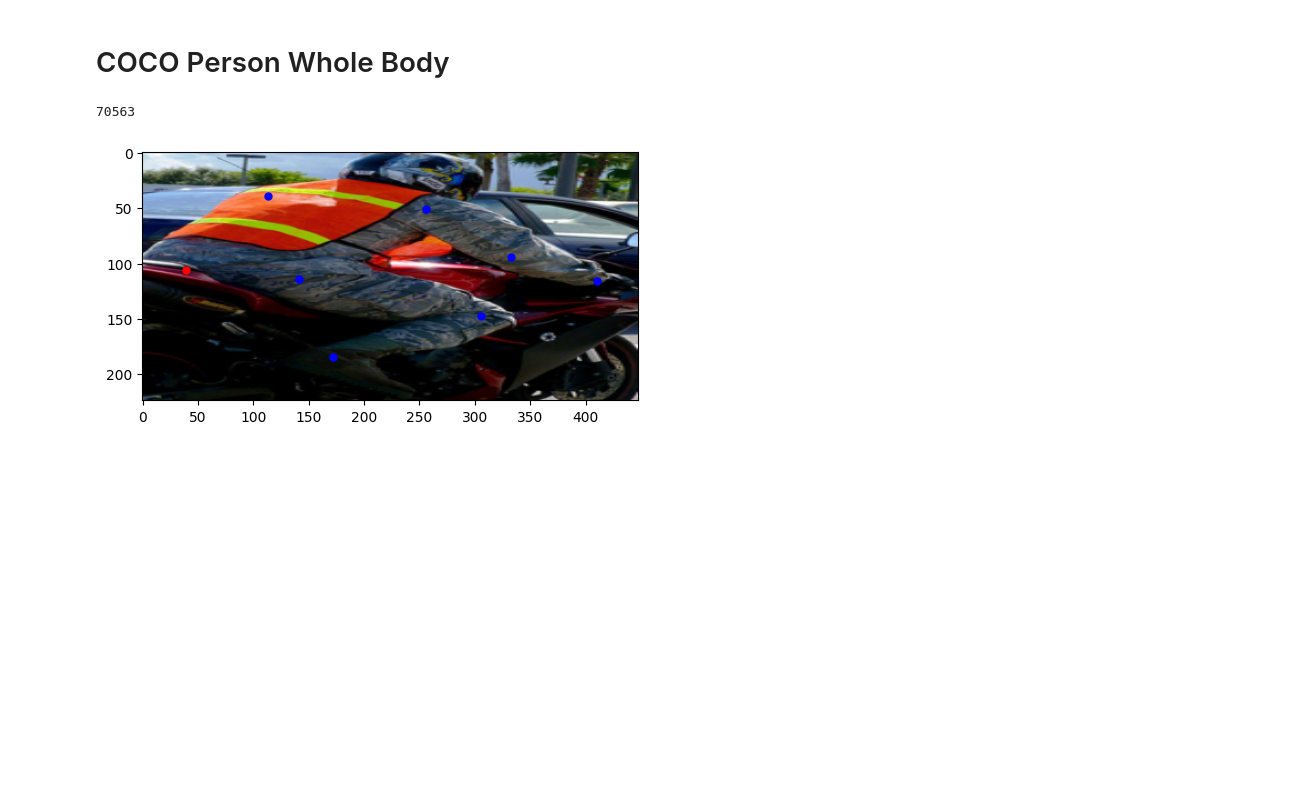
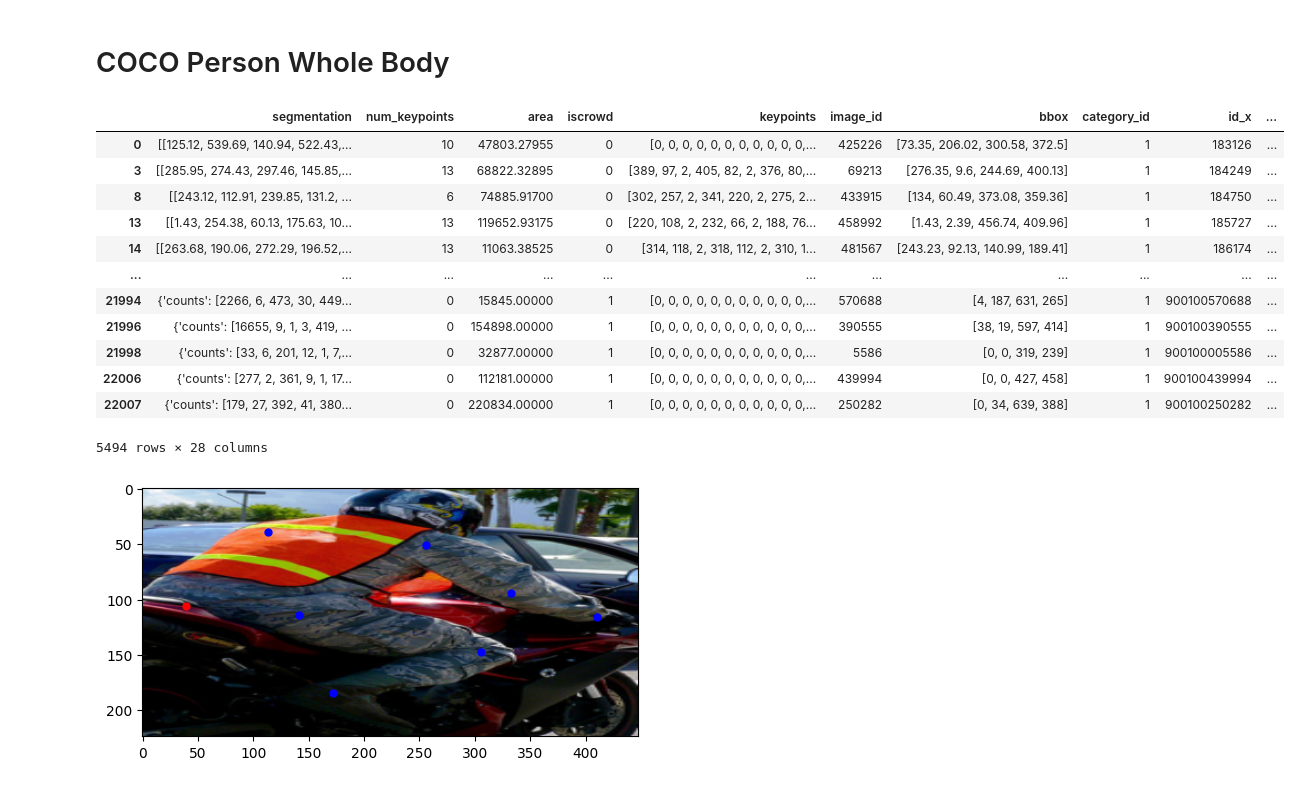
Before and after one commit to freya-aino/motion-capture, a Jupyter notebook: dataloader_test.ipynb, the cells around one changed output. Drawn from its saved outputs; the diff is of its cells as text; code cells hidden in the pictures; blank space fills up the shorter version.

```diff
--- a/dataloader_test.ipynb
+++ b/dataloader_test.ipynb
@@ -548,5 +693,5 @@ plt.show()
 # %%
-from motion_capture.data.datasets import COCO2017PersonWholeBodyDataset
+# from motion_capture.data.datasets import COCO2017PersonWholeBodyDataset
 import matplotlib.pyplot as plt
 from matplotlib import patches
 import torch as T
@@ -555,10 +700,26 @@ image_shape = (448, 224)
 coco_wholebody_dataset = COCO2017PersonWholeBodyDataset(
     annotations_folder_path="//192.168.2.206/data/datasets/COCO2017/annotations",
     image_folder_path="//192.168.2.206/data/datasets/COCO2017/images",
-    image_shape_WH=image_shape)
-len(coco_wholebody_dataset)
+    image_shape_WH=image_shape,
+    min_person_bbox_size=100
+)
+# len(coco_wholebody_dataset)
-# %% [output]
-70563
+# %%
+coco_wholebody_dataset.all_datapoints # ["bbox"].map(lambda x: x[2] * x[3]).hist(bins=100)
+# %% [output]
+|  | segmentation | num_keypoints | area | iscrowd | keypoints | image_id | bbox | category_id | id_x | ... |
+| 0 | [[125.12, 539.69, 140.94, 522.43,... | 10 | 47803.27955 | 0 | [0, 0, 0, 0, 0, 0, 0, 0, 0, 0, 0,... | 425226 | [73.35, 206.02, 300.58, 372.5] | 1 | 183126 | ... |
+| 3 | [[285.95, 274.43, 297.46, 145.85,... | 13 | 68822.32895 | 0 | [389, 97, 2, 405, 82, 2, 376, 80,... | 69213 | [276.35, 9.6, 244.69, 400.13] | 1 | 184249 | ... |
+| 8 | [[243.12, 112.91, 239.85, 131.2, ... | 6 | 74885.91700 | 0 | [302, 257, 2, 341, 220, 2, 275, 2... | 433915 | [134, 60.49, 373.08, 359.36] | 1 | 184750 | ... |
+| 13 | [[1.43, 254.38, 60.13, 175.63, 10... | 13 | 119652.93175 | 0 | [220, 108, 2, 232, 66, 2, 188, 76... | 458992 | [1.43, 2.39, 456.74, 409.96] | 1 | 185727 | ... |
+| 14 | [[263.68, 190.06, 272.29, 196.52,... | 13 | 11063.38525 | 0 | [314, 118, 2, 318, 112, 2, 310, 1... | 481567 | [243.23, 92.13, 140.99, 189.41] | 1 | 186174 | ... |
+| ... | ... | ... | ... | ... | ... | ... | ... | ... | ... | ... |
+| 21994 | {'counts': [2266, 6, 473, 30, 449... | 0 | 15845.00000 | 1 | [0, 0, 0, 0, 0, 0, 0, 0, 0, 0, 0,... | 570688 | [4, 187, 631, 265] | 1 | 900100570688 | ... |
+| 21996 | {'counts': [16655, 9, 1, 3, 419, ... | 0 | 154898.00000 | 1 | [0, 0, 0, 0, 0, 0, 0, 0, 0, 0, 0,... | 390555 | [38, 19, 597, 414] | 1 | 900100390555 | ... |
+| 21998 | {'counts': [33, 6, 201, 12, 1, 7,... | 0 | 32877.00000 | 1 | [0, 0, 0, 0, 0, 0, 0, 0, 0, 0, 0,... | 5586 | [0, 0, 319, 239] | 1 | 900100005586 | ... |
+| 22006 | {'counts': [277, 2, 361, 9, 1, 17... | 0 | 112181.00000 | 1 | [0, 0, 0, 0, 0, 0, 0, 0, 0, 0, 0,... | 439994 | [0, 0, 427, 458] | 1 | 900100439994 | ... |
+| 22007 | {'counts': [179, 27, 392, 41, 380... | 0 | 220834.00000 | 1 | [0, 0, 0, 0, 0, 0, 0, 0, 0, 0, 0,... | 250282 | [0, 34, 639, 388] | 1 | 900100250282 | ... |
+5494 rows × 28 columns
 # %%
 test_i = 0
 x, y = coco_wholebody_dataset[test_i]
```
Also changed, not shown: parts of 1 cell of this notebook, 16 other files.
